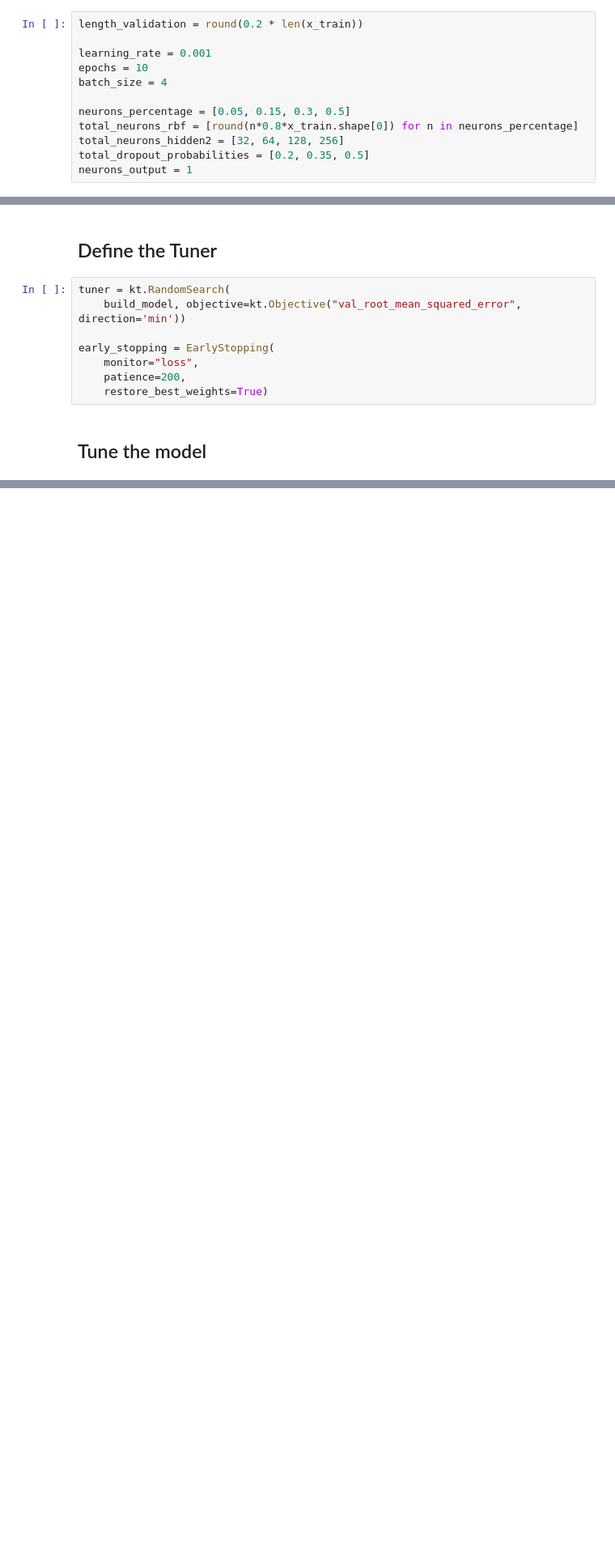
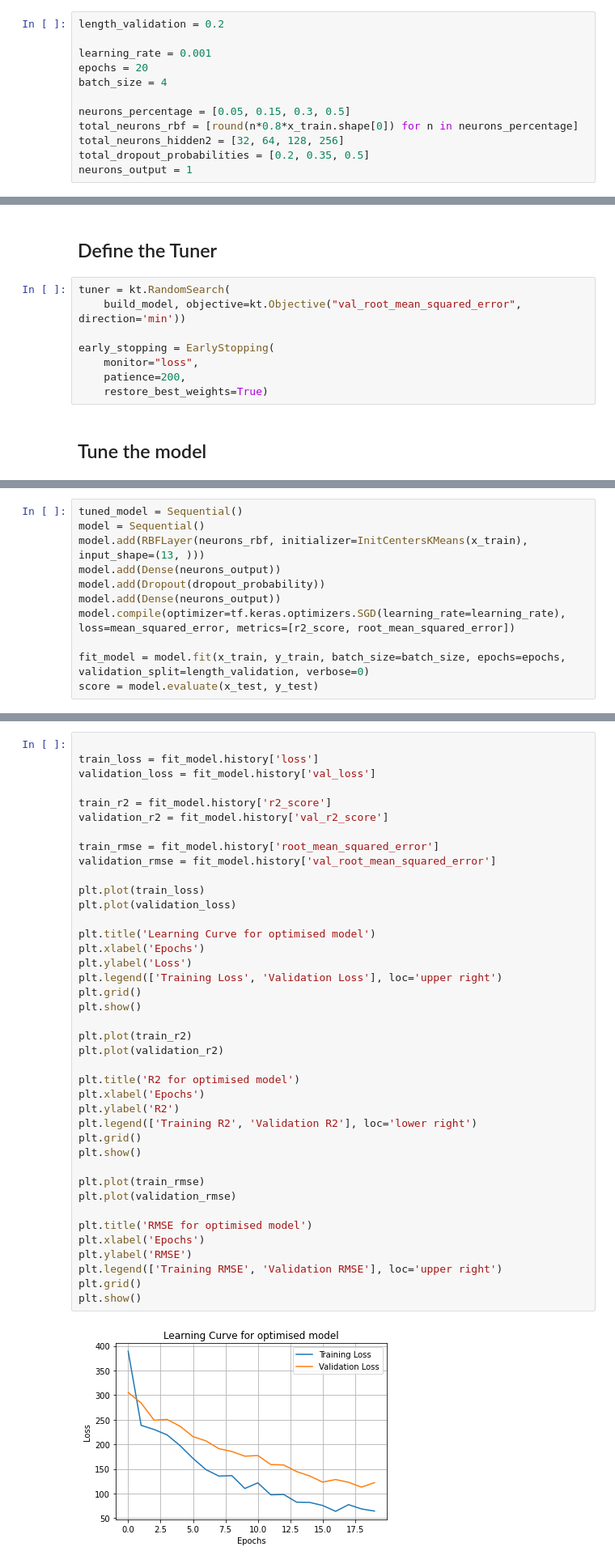
Before and after one commit to mylo19/Computanional-Intellince, a Jupyter notebook: rbf-fine-tuning-tuner.ipynb, the cells around one changed output, grey strips where cells are left out. Shown at 81% size. Cells and saved outputs as stored; diff of their text form; blank space fills up the shorter version.

```diff
--- a/rbf-fine-tuning-tuner.ipynb
+++ b/rbf-fine-tuning-tuner.ipynb
@@ -108,10 +108,10 @@ if normalise:
 # %% [markdown]
 ## Parameters
 # %%
-length_validation = round(0.2 * len(x_train))
+length_validation = 0.2
 
 learning_rate = 0.001
-epochs = 10
+epochs = 20
 batch_size = 4
 
 neurons_percentage = [0.05, 0.15, 0.3, 0.5]
@@ -161,0 +174,11 @@ Total elapsed time: 00h 04m 51s
+# %%
+tuned_model = Sequential()
+model = Sequential()
+model.add(RBFLayer(neurons_rbf, initializer=InitCentersKMeans(x_train), input_shape=(13, )))
+model.add(Dense(neurons_output))
+model.add(Dropout(dropout_probability))
+model.add(Dense(neurons_output))
+model.compile(optimizer=tf.keras.optimizers.SGD(learning_rate=learning_rate), loss=mean_squared_error, metrics=[r2_score, root_mean_squared_error])
+
+fit_model = model.fit(x_train, y_train, batch_size=batch_size, epochs=epochs, validation_split=length_validation, verbose=0)
+score = model.evaluate(x_test, y_test)
@@ -161,0 +189,42 @@ Total elapsed time: 00h 04m 51s
+# %%
+
+train_loss = fit_model.history['loss']
+validation_loss = fit_model.history['val_loss']
+
+train_r2 = fit_model.history['r2_score']
+validation_r2 = fit_model.history['val_r2_score']
+
+train_rmse = fit_model.history['root_mean_squared_error']
+validation_rmse = fit_model.history['val_root_mean_squared_error']
+
+plt.plot(train_loss)
+plt.plot(validation_loss)
+
+plt.title('Learning Curve for optimised model')
+plt.xlabel('Epochs')
+plt.ylabel('Loss')
+plt.legend(['Training Loss', 'Validation Loss'], loc='upper right')
+plt.grid()
+plt.show()
+
+plt.plot(train_r2)
+plt.plot(validation_r2)
+
+plt.title('R2 for optimised model')
+plt.xlabel('Epochs')
+plt.ylabel('R2')
+plt.legend(['Training R2', 'Validation R2'], loc='lower right')
+plt.grid()
+plt.show()
+
+plt.plot(train_rmse)
+plt.plot(validation_rmse)
+
+plt.title('RMSE for optimised model')
+plt.xlabel('Epochs')
+plt.ylabel('RMSE')
+plt.legend(['Training RMSE', 'Validation RMSE'], loc='upper right')
+plt.grid()
+plt.show()
+# %% [output]
+[figure, added]
```
Also changed, not shown: parts of 7 cells of this notebook.
